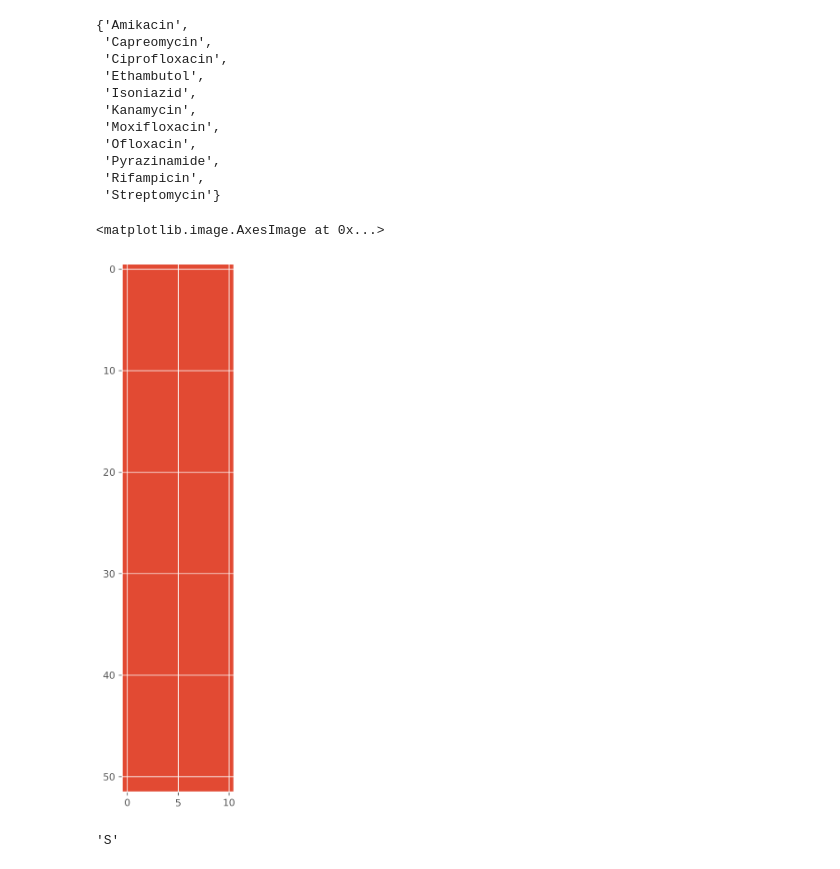
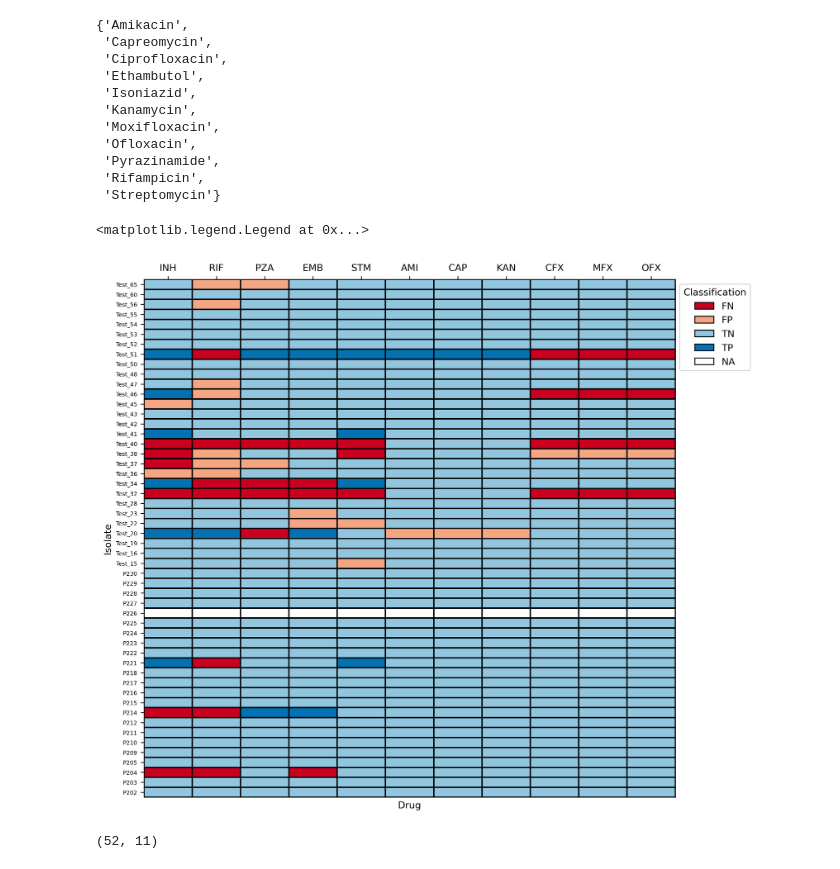
Before and after one commit to iqbal-lab-org/tb-sputum-project, a Jupyter notebook: workflow/notebooks/dst_eda.ipynb, the cells around one changed output. Drawn from its saved outputs; the diff is of its cells as text; code cells hidden in the pictures.

```diff
--- a/workflow/notebooks/dst_eda.ipynb
+++ b/workflow/notebooks/dst_eda.ipynb
@@ -125,28 +112,4 @@ samples = set()
 for s, _ in culture_df.index:
     samples.add(s)
 
-drugs = ["Isoniazid", "Rifampicin", "Pyrazinamide", "Ethambutol", "Amikacin", "Streptomycin", "Amikacin", "Capreomycin", "Kanamycin", "Ciprofloxacin", "Moxifloxacin"]
+drugs = ["Isoniazid", "Rifampicin", "Pyrazinamide", "Ethambutol", "Streptomycin", "Amikacin", "Capreomycin", "Kanamycin", "Ciprofloxacin", "Moxifloxacin", "Ofloxacin"]
-# %%
-fig, ax = plt.subplots(figsize=(10, 10), dpi=300)
-
-colors = [ggplot_cm[0], ggplot_cm[1]]
-cmap = ListedColormap(colors)
-
-ill_sputum = sputum_df.query("technology=='illumina'")
-
-
-X = np.zeros((len(samples), len(drugs)))
-for i, s in enumerate(samples):
-    if s not in ill_sputum["name"]:
-        continue
-    for j, d in enumerate(drugs):
-        expected = culture_df.at[(s, d), "prediction"]
-        actual = ill_sputum.query("name==@s and drug==@d")["prediction"].iloc[0]
-        X[i][j] = expected == actual
-
-
-# plt.scatter(x, y, c=range(3), s=500, cmap=cmap, vmin=0, vmax=len(colors))
-ax.imshow(X, cmap=cmap, vmin=0, vmax=len(colors))
-# %% [output]
-<matplotlib.image.AxesImage at 0x...>
-[figure, old version]
@@ -153,4 +147,44 @@ ax.imshow(X, cmap=cmap, vmin=0, vmax=len(colors))
+# %%
+ill_sputum = sputum_df.query("technology=='illumina'")
+ill_sputum_names = set(ill_sputum["name"])
+# %%
+X = np.zeros((len(samples), len(drugs)))
+for i, s in enumerate(sorted(samples)):
+    if s not in ill_sputum_names:
+        for j, d in enumerate(drugs):
+            X[i][j] = classmap["NA"]
+        continue
+    for j, d in enumerate(drugs):
+        expected = culture_df.at[(s, d), "prediction"]
+        actual = ill_sputum.query("name==@s and drug==@d")["prediction"].iloc[0]
+
+        if expected == "S":
+            if actual == "S":
+                clf = "TN"
+            else:
+                clf = "FP"
+        else:
+            if actual == "S":
+                clf = "FN"
+            else:
+                clf = "TP"
+
+        X[i][j] = classmap[clf]
 # %%
-sputum_df.query("name==@s and drug==@d and technology=='illumina'")["prediction"].iloc[0]
+fig, ax = plt.subplots(figsize=(10, 10), dpi=300)
+ax.pcolormesh(X, edgecolors='k', linewidth=1, cmap=cmap, vmin=0, vmax=len(colors))
+# ax = plt.gca()
+# ax.set_aspect('equal')
+drug_labels = [drug2abbrev[d] for d in drugs]
+_ = ax.set_xticks(np.arange(len(drugs))+0.5, labels=drug_labels)
+ax.xaxis.tick_top()
+_ = ax.set_yticks(np.arange(len(samples))+0.5, labels=sorted(samples), size=6)
+
+patches = []
+for k, v in classmap.items():
+    patches.append(mpatches.Patch(facecolor=colors[v], label=k, edgecolor="black"))
+ax.set(ylabel="Isolate", xlabel="Drug")
+plt.legend(handles=patches, title="Classification", bbox_to_anchor=(1.15, 1), loc="upper right")
 # %% [output]
-'S'
+<matplotlib.legend.Legend at 0x...>
+[figure, added]
@@ -156,0 +194,4 @@ sputum_df.query("name==@s and drug==@d and technology=='illumina'")["prediction"
+# %%
+X_mono.shape
+# %% [output]
+(52, 11)
```
Also changed, not shown: parts of 18 cells of this notebook, 2 other files.
